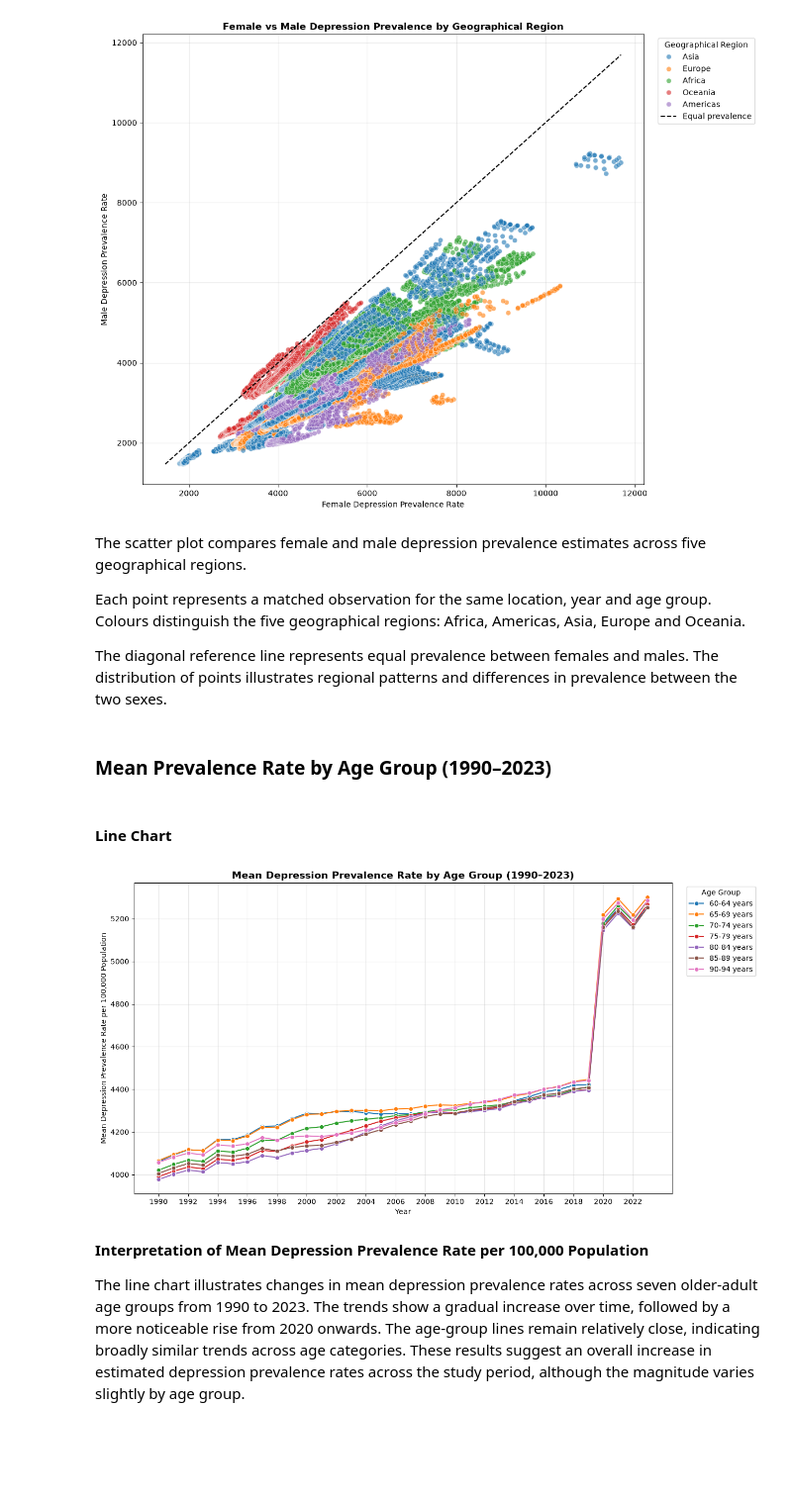
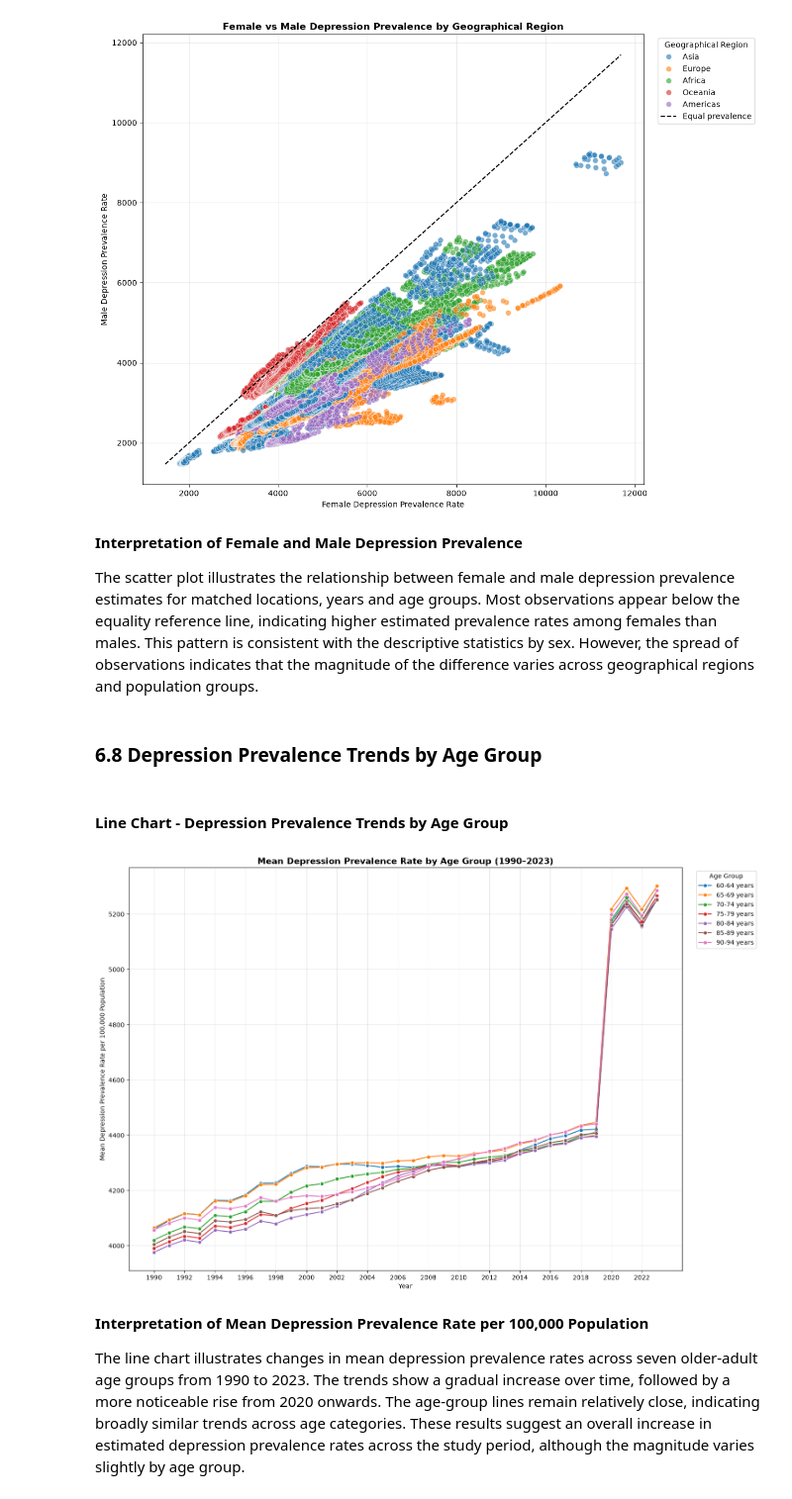
Before and after one commit to thaninnada/Statistical_Techniques_Sep2026, a Jupyter notebook: CA2_Stats_for_Data_Analytics/2026782_CA2_IHME_Global_Depression_Prevalence_OlderAdults.ipynb, the cells around one changed output. Shown at 99% size. Cells and saved outputs as stored; diff of their text form; code cells hidden in the pictures; blank space fills up the shorter version.

```diff
--- a/CA2_Stats_for_Data_Analytics/2026782_CA2_IHME_Global_Depression_Prevalence_OlderAdults.ipynb
+++ b/CA2_Stats_for_Data_Analytics/2026782_CA2_IHME_Global_Depression_Prevalence_OlderAdults.ipynb
@@ -834,15 +817,12 @@ The descriptive statistics reveal differences in depression prevalence rates acr
 # %%
 # Descriptive statistics by age group and year
 age_year_stats = (
-    df.groupby(["year", "age_name"])["val"]
-    .agg(
+    df.groupby(["year", "age_name"])["val"].agg(
         Count="count",
         Mean="mean",
         Median="median",
         SD="std"
-    )
-    .reset_index()
-)
+    ).reset_index())
 display(age_year_stats.round(2))
 # %% [output]
 |  | year | age_name | Count | Mean | Median | SD |
@@ -1278,62 +1065,32 @@ plt.show()
 # %% [output]
 [figure]
 # %% [markdown]
-The scatter plot compares female and male depression prevalence
-estimates across five geographical regions.
+**Interpretation of Female and Male Depression Prevalence**
 
-Each point represents a matched observation for the same location,
-year and age group. Colours distinguish the five geographical
-regions: Africa, Americas, Asia, Europe and Oceania.
-
-The diagonal reference line represents equal prevalence between
-females and males. The distribution of points illustrates regional
-patterns and differences in prevalence between the two sexes.
+The scatter plot illustrates the relationship between female and male depression prevalence estimates for matched locations, years and age groups. Most observations appear below the equality reference line, indicating higher estimated prevalence rates among females than males. This pattern is consistent with the descriptive statistics by sex. However, the spread of observations indicates that the magnitude of the difference varies across geographical regions and population groups.
 # %% [markdown]
-### Mean Prevalence Rate by Age Group (1990–2023)
+### 6.8 Depression Prevalence Trends by Age Group
-# %% [markdown]
-#### Line Chart
+# %% [markdown]
+#### Line Chart - Depression Prevalence Trends by Age Group
 # %%
 # Prepare age group order
-import re
-import matplotlib.pyplot as plt
-import seaborn as sns
-
-age_order = sorted(
-    age_year_stats["age_name"].unique(),
-    key=lambda x: int(re.search(r"\d+", x).group())
-)
+age_order = sorted(age_year_stats["age_name"].unique(), key=lambda x: int(re.search(r"\d+", x).group()))
 
 # Create line chart
-plt.figure(figsize=(13, 7))
+plt.figure(figsize=(15, 10))
+sns.lineplot(data=age_year_stats, x="year", y="Mean", hue="age_name", hue_order=age_order, marker="o")
 
-sns.lineplot(
-    data=age_year_stats,
-    x="year",
-    y="Mean",
-    hue="age_name",
-    hue_order=age_order,
-    marker="o"
-)
-
-plt.title(
-    "Mean Depression Prevalence Rate by Age Group (1990–2023)",
-    fontsize=14,
-    fontweight="bold"
-)
+plt.title("Mean Depression Prevalence Rate by Age Group (1990–2023)", fontsize=14, fontweight="bold")
 plt.xlabel("Year")
 plt.ylabel("Mean Depression Prevalence Rate per 100,000 Population")
 plt.xticks(range(1990, 2024, 2))
-plt.legend(
-    title="Age Group",
-    bbox_to_anchor=(1.02, 1),
-    loc="upper left"
-)
+plt.legend(title="Age Group", bbox_to_anchor=(1.02, 1), loc="upper left")
 plt.grid(alpha=0.3)
 
 plt.tight_layout()
 plt.show()
 # %% [output]
-[figure, old version]
+[figure, new version]
 # %% [markdown]
 **Interpretation of Mean Depression Prevalence Rate per 100,000 Population**
 
```
Also changed, not shown: parts of 75 cells of this notebook.
